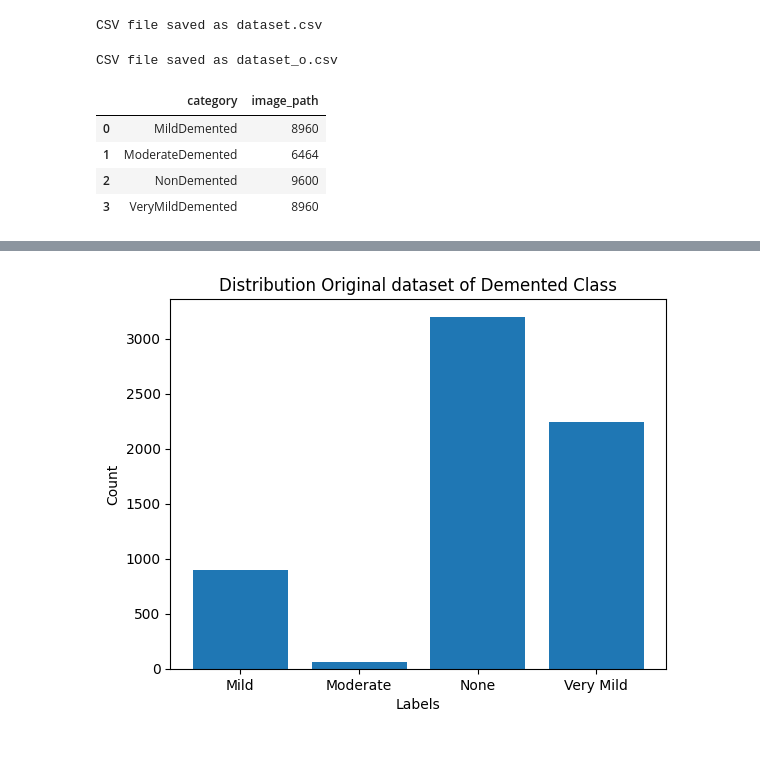
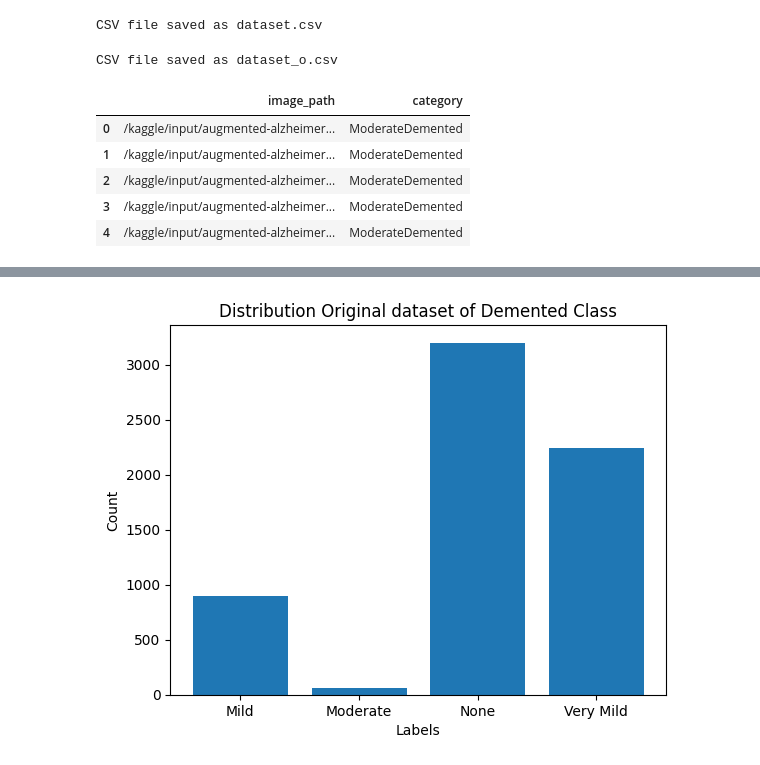
Before and after one commit to genandlam/kaggle-alzheimer-mri, a Jupyter notebook: augmented-alzheimer-mri.ipynb, the cells around one changed output, grey strips where cells are left out. Drawn from its saved outputs; the diff is of its cells as text; code cells hidden in the pictures.

```diff
--- a/augmented-alzheimer-mri.ipynb
+++ b/augmented-alzheimer-mri.ipynb
@@ -65,36 +75,34 @@ df.head()
 CSV file saved as dataset.csv
 # %%
 # original dataset
-dataset_path = "/kaggle/input/augmented-alzheimer-mri-dataset/OriginalDataset"
+o_dataset_path = "/kaggle/input/augmented-alzheimer-mri-dataset/OriginalDataset"
 
 data = []
 
 for category in os.listdir(dataset_path):
     category_path = os.path.join(dataset_path, category)
 
     if os.path.isdir(category_path):
         for image_name in os.listdir(category_path):
             image_path = os.path.join(category_path, image_name)
 
             data.append({"image_path": image_path, "category": category})
 
 df_o = pd.DataFrame(data)
 
 output_csv = "dataset_o.csv"
 df_o.to_csv(output_csv, index=False)
 
 print(f"CSV file saved as {output_csv}")
 df_o.head()
 # %% [output]
 CSV file saved as dataset_o.csv
+|  | image_path | category |
+| 0 | /kaggle/input/augmented-alzheimer... | ModerateDemented |
+| 1 | /kaggle/input/augmented-alzheimer... | ModerateDemented |
+| 2 | /kaggle/input/augmented-alzheimer... | ModerateDemented |
+| 3 | /kaggle/input/augmented-alzheimer... | ModerateDemented |
+| 4 | /kaggle/input/augmented-alzheimer... | ModerateDemented |
-# %%
-graph
-# %% [output]
-|  | category | image_path |
-| 0 | MildDemented | 8960 |
-| 1 | ModerateDemented | 6464 |
-| 2 | NonDemented | 9600 |
-| 3 | VeryMildDemented | 8960 |
 # %%
 graph=df.groupby(["category"]).agg("count").reset_index()
 # Counting the occurrences of each class label
```
Also changed, not shown: parts of 11 cells of this notebook.
